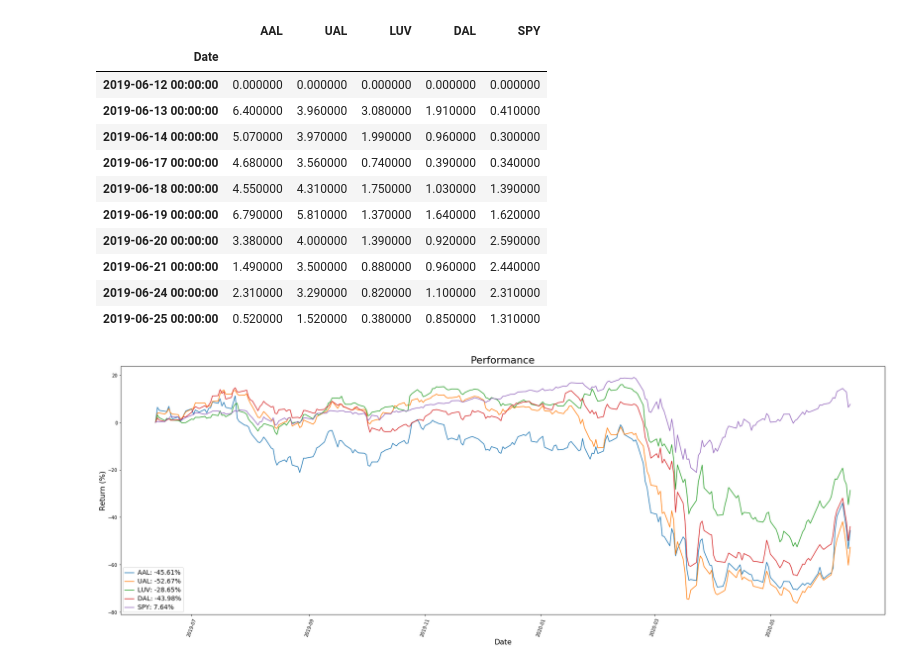
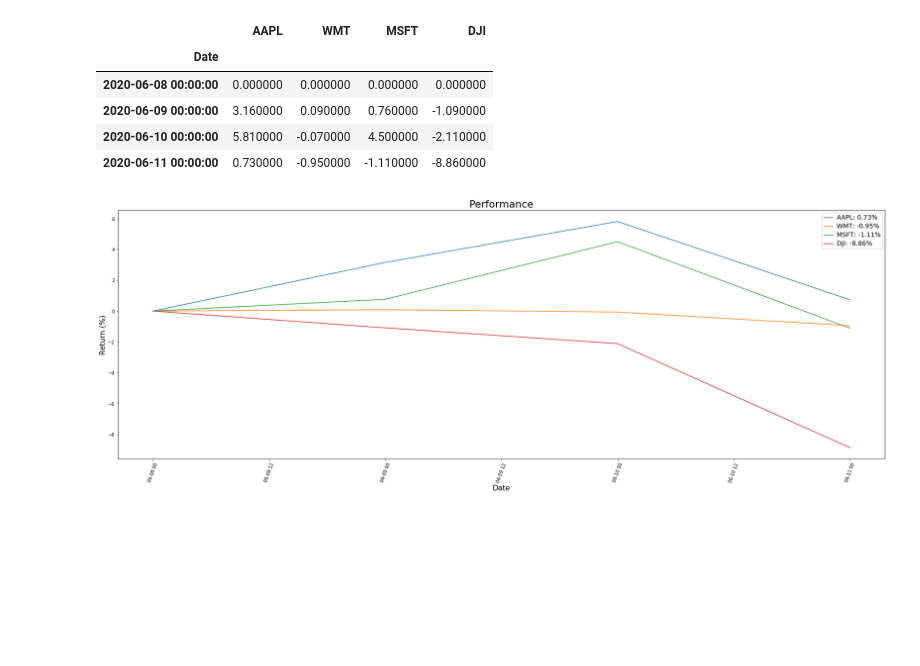
Before and after one commit to ParthivNaresh/StockResearch, a Jupyter notebook: SP500_Weightage.ipynb, the cells around one changed output. Saved outputs shown, nothing was run; the diff lists cells and outputs as text; code cells hidden in the pictures; blank space fills up the shorter version.

```diff
--- a/SP500_Weightage.ipynb
+++ b/SP500_Weightage.ipynb
@@ -148,28 +148,28 @@ def pipeline(tickers_, start_, end_):
     return returns_
 # %%
-start_ = "6/12/2019"
+dow30_ = get_index_("dowjones")
+index_ = "DJI"
+start_ = "6/8/2020"
 end_ = "6/12/2020"
-tickers_ = ['AAL', 'UAL', 'LUV', 'DAL', 'SPY']
-_ = pipeline(tickers_, start_, end_)
+#tickers_ = ['AAL', 'UAL', 'LUV', 'DAL', 'SPY']
+#_ = pipeline(tickers_, start_, end_)
+_ = outperforming_index(dow30_, index_, start_, end_, 3)
 
 #dow30_ = get_index_("dowjones")
 #sp500_ = get_index_("sp500")
 #nasdaq100_ = get_index_("nasdaq100")
 #sector_returns_ = get_sector_returns()
 
+#tickers_ = ['AAL', 'UAL', 'LUV', 'DAL', 'SPY']
 #index_ = "^IXIC"
 #_ = outperforming_index(nasdaq100_, index_, start_, end_, 10)
+
+#_ = pipeline(tickers_, start_, end_)
 # %% [output]
-|  | AAL | UAL | LUV | DAL | SPY |
-| Date |  |  |  |  |  |
-| 2019-06-12 00:00:00 | 0.000000 | 0.000000 | 0.000000 | 0.000000 | 0.000000 |
-| 2019-06-13 00:00:00 | 6.400000 | 3.960000 | 3.080000 | 1.910000 | 0.410000 |
-| 2019-06-14 00:00:00 | 5.070000 | 3.970000 | 1.990000 | 0.960000 | 0.300000 |
-| 2019-06-17 00:00:00 | 4.680000 | 3.560000 | 0.740000 | 0.390000 | 0.340000 |
-| 2019-06-18 00:00:00 | 4.550000 | 4.310000 | 1.750000 | 1.030000 | 1.390000 |
-| 2019-06-19 00:00:00 | 6.790000 | 5.810000 | 1.370000 | 1.640000 | 1.620000 |
-| 2019-06-20 00:00:00 | 3.380000 | 4.000000 | 1.390000 | 0.920000 | 2.590000 |
-| 2019-06-21 00:00:00 | 1.490000 | 3.500000 | 0.880000 | 0.960000 | 2.440000 |
-| 2019-06-24 00:00:00 | 2.310000 | 3.290000 | 0.820000 | 1.100000 | 2.310000 |
-| 2019-06-25 00:00:00 | 0.520000 | 1.520000 | 0.380000 | 0.850000 | 1.310000 |
+|  | AAPL | WMT | MSFT | DJI |
+| Date |  |  |  |  |
+| 2020-06-08 00:00:00 | 0.000000 | 0.000000 | 0.000000 | 0.000000 |
+| 2020-06-09 00:00:00 | 3.160000 | 0.090000 | 0.760000 | -1.090000 |
+| 2020-06-10 00:00:00 | 5.810000 | -0.070000 | 4.500000 | -2.110000 |
+| 2020-06-11 00:00:00 | 0.730000 | -0.950000 | -1.110000 | -8.860000 |
-[figure, old version]
+[figure, new version]
```
Also changed, not shown: parts of 1 cell of this notebook, 6 other files.
